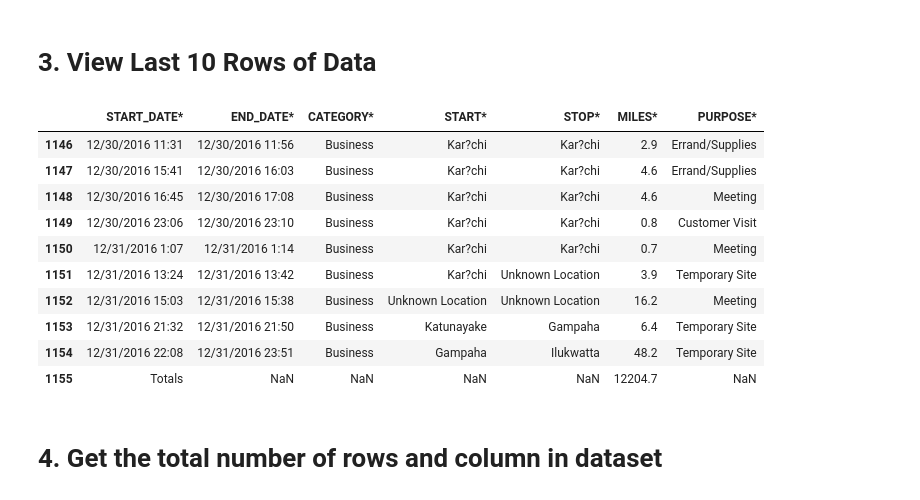
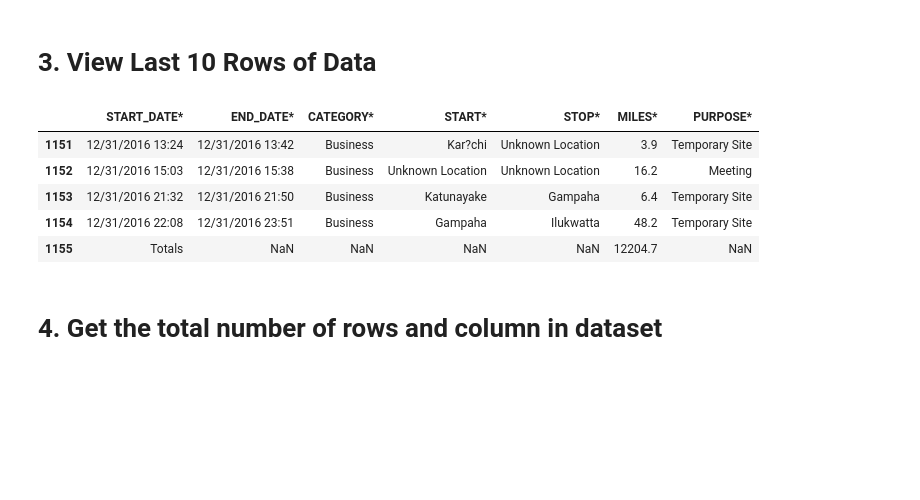
Before and after one commit to hasanilkeraltunbas/analysis_uber_drives, a Jupyter notebook: Data Analysis Methods.ipynb, the cells around one changed output. Cells and saved outputs as stored; diff of their text form; code cells hidden in the pictures; blank space fills up the shorter version.

```diff
--- a/Data Analysis Methods.ipynb
+++ b/Data Analysis Methods.ipynb
@@ -26,14 +26,9 @@ df.head(10)
 # 3. View Last 10 Rows of Data
 # %%
 # default =5, i prefer =10
-df.tail(10)
+df.tail(5)
 # %% [output]
 |  | START_DATE* | END_DATE* | CATEGORY* | START* | STOP* | MILES* | PURPOSE* |
-| 1146 | 12/30/2016 11:31 | 12/30/2016 11:56 | Business | Kar?chi | Kar?chi | 2.9 | Errand/Supplies |
-| 1147 | 12/30/2016 15:41 | 12/30/2016 16:03 | Business | Kar?chi | Kar?chi | 4.6 | Errand/Supplies |
-| 1148 | 12/30/2016 16:45 | 12/30/2016 17:08 | Business | Kar?chi | Kar?chi | 4.6 | Meeting |
-| 1149 | 12/30/2016 23:06 | 12/30/2016 23:10 | Business | Kar?chi | Kar?chi | 0.8 | Customer Visit |
-| 1150 | 12/31/2016 1:07 | 12/31/2016 1:14 | Business | Kar?chi | Kar?chi | 0.7 | Meeting |
 | 1151 | 12/31/2016 13:24 | 12/31/2016 13:42 | Business | Kar?chi | Unknown Location | 3.9 | Temporary Site |
 | 1152 | 12/31/2016 15:03 | 12/31/2016 15:38 | Business | Unknown Location | Unknown Location | 16.2 | Meeting |
 | 1153 | 12/31/2016 21:32 | 12/31/2016 21:50 | Business | Katunayake | Gampaha | 6.4 | Temporary Site |
```
